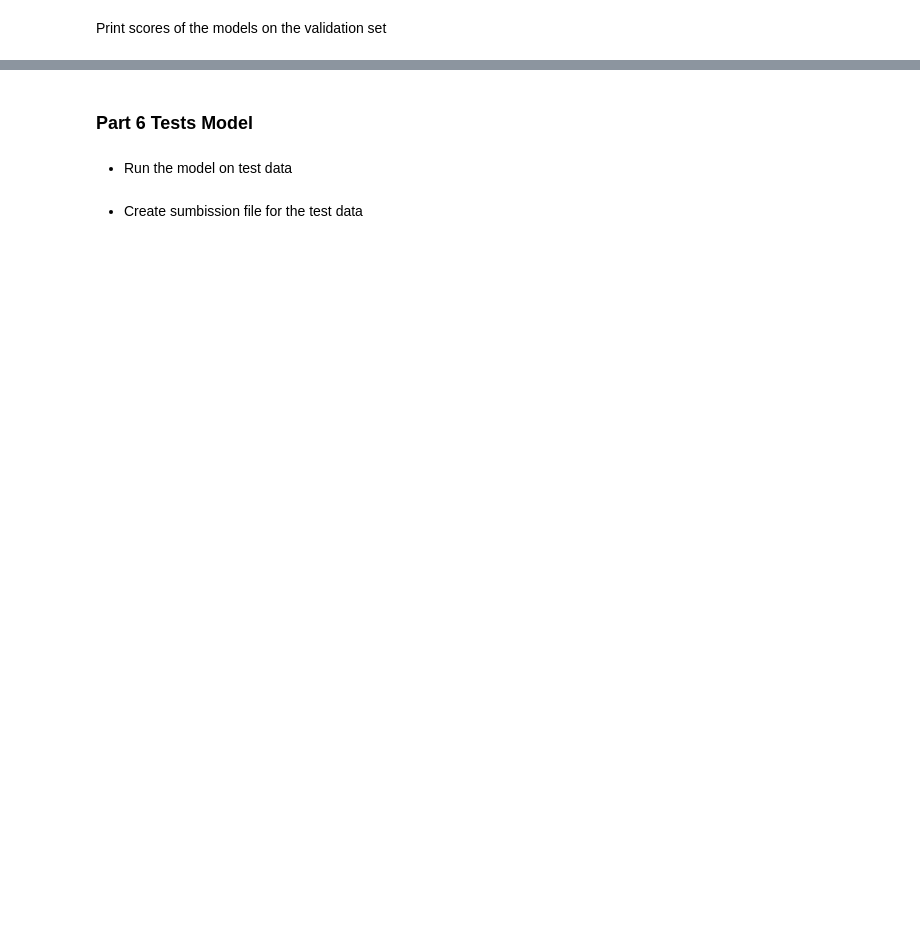
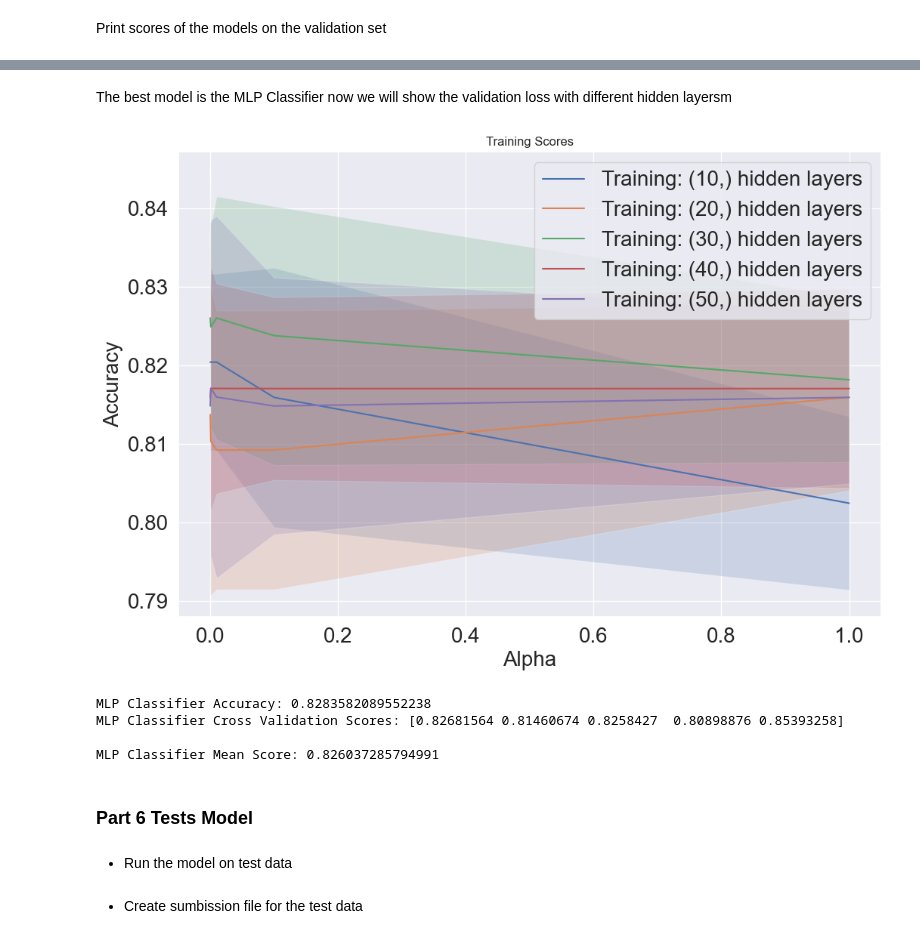
Before and after one commit to yayaya142/Titanic---ML-from-Disaster, a Jupyter notebook: src/titanic.ipynb, the cells around one changed output, grey strips where cells are left out. Drawn from its saved outputs; the diff is of its cells as text; code cells hidden in the pictures; blank space fills up the shorter version.

Commit message:
Score: 0.787

```diff
--- a/src/titanic.ipynb
+++ b/src/titanic.ipynb
@@ -523,7 +544,7 @@ X = train_features
 y = train_data['Survived']
 
 # Split the data into training and validation sets
-X_train, X_validation, y_train, y_validation = train_test_split(X, y, test_size=0.25, random_state=42)
+X_train, X_validation, y_train, y_validation = train_test_split(X, y, test_size=0.3, random_state=42)
 
 # Check the shapes of the split datasets
 print("Train set shape:", X_train.shape, y_train.shape)
@@ -563,3 +624,75 @@ MLP Classifier Accuracy: 0.8283582089552238
+# %% [markdown]
+The best model is the MLP Classifier now we will show the validation loss with different hidden layersm
+# %%
+#Show graphs of the training loss and of the validation loss as a function of different hyper parameters values.
+
+# Initialize the hyperparameters
+hidden_layer_sizes = [(10,), (20,), (30,), (40,), (50,)]
+alpha = [0.0001, 0.001, 0.01, 0.1, 1]
+
+# Initialize lists to store the training and validation scores
+train_scores = []
+validation_scores = []
+
+# Loop through the hyperparameters
+
+for hidden_layer_size in hidden_layer_sizes:
+    for a in alpha:
+        # Initialize the model
+        mlp = MLPClassifier(hidden_layer_sizes=hidden_layer_size, alpha=a, max_iter=1000, random_state=42)
+
+        # Cross validate the model
+        scores = cross_val_score(mlp, X, y, cv=5)
+
+        # Append the mean scores to the lists
+        train_scores.append(scores.mean())
+        validation_scores.append(scores.std())
+
+# Convert the lists to NumPy arrays
+train_scores = np.array(train_scores).reshape(len(hidden_layer_sizes), len(alpha))
+validation_scores = np.array(validation_scores).reshape(len(hidden_layer_sizes), len(alpha))
+
+# Plot the training and validation scores
+plt.figure(figsize=(12, 8))
+for i, hidden_layer_size in enumerate(hidden_layer_sizes):
+    plt.plot(alpha, train_scores[i], label=f'Training: {hidden_layer_size} hidden layers')
+    plt.fill_between(alpha, train_scores[i] - validation_scores[i], train_scores[i] + validation_scores[i], alpha=0.2)
+plt.title('Training Scores')
+plt.xlabel('Alpha')
+plt.ylabel('Accuracy')
+plt.legend()
+plt.show()
+# %% [output]
+[figure, added]
+# %%
+# select the best hyperparameters
+best_hidden_layer_size = (30,)
+best_alpha = 0.01
+
+# Initialize the model
+mlp = MLPClassifier(hidden_layer_sizes=best_hidden_layer_size, alpha=best_alpha, max_iter=1000, random_state=42)
+
+# Train the model
+mlp.fit(X_train, y_train)
+
+# Evaluate the model
+mlp_score = mlp.score(X_validation, y_validation)
+print("MLP Classifier Accuracy:", mlp_score)
+
+# Cross validate the model
+
+mlp_scores = cross_val_score(mlp, X, y, cv=5)
+
+# Print the cross validation scores
+print("MLP Classifier Cross Validation Scores:", mlp_scores)
+# Calculate the mean of the cross validation scores
+mlp_mean_score = mlp_scores.mean()
+print("\nMLP Classifier Mean Score:", mlp_mean_score)
+# %% [output]
+MLP Classifier Accuracy: 0.8283582089552238
+MLP Classifier Cross Validation Scores: [0.82681564 0.81460674 0.8258427  0.80898876 0.85393258]
+
+MLP Classifier Mean Score: 0.826037285794991
 # %% [markdown]
 ### Part 6 Tests Model
 # %% [markdown]
```
Also changed, not shown: parts of 25 cells of this notebook, 1 other file.
